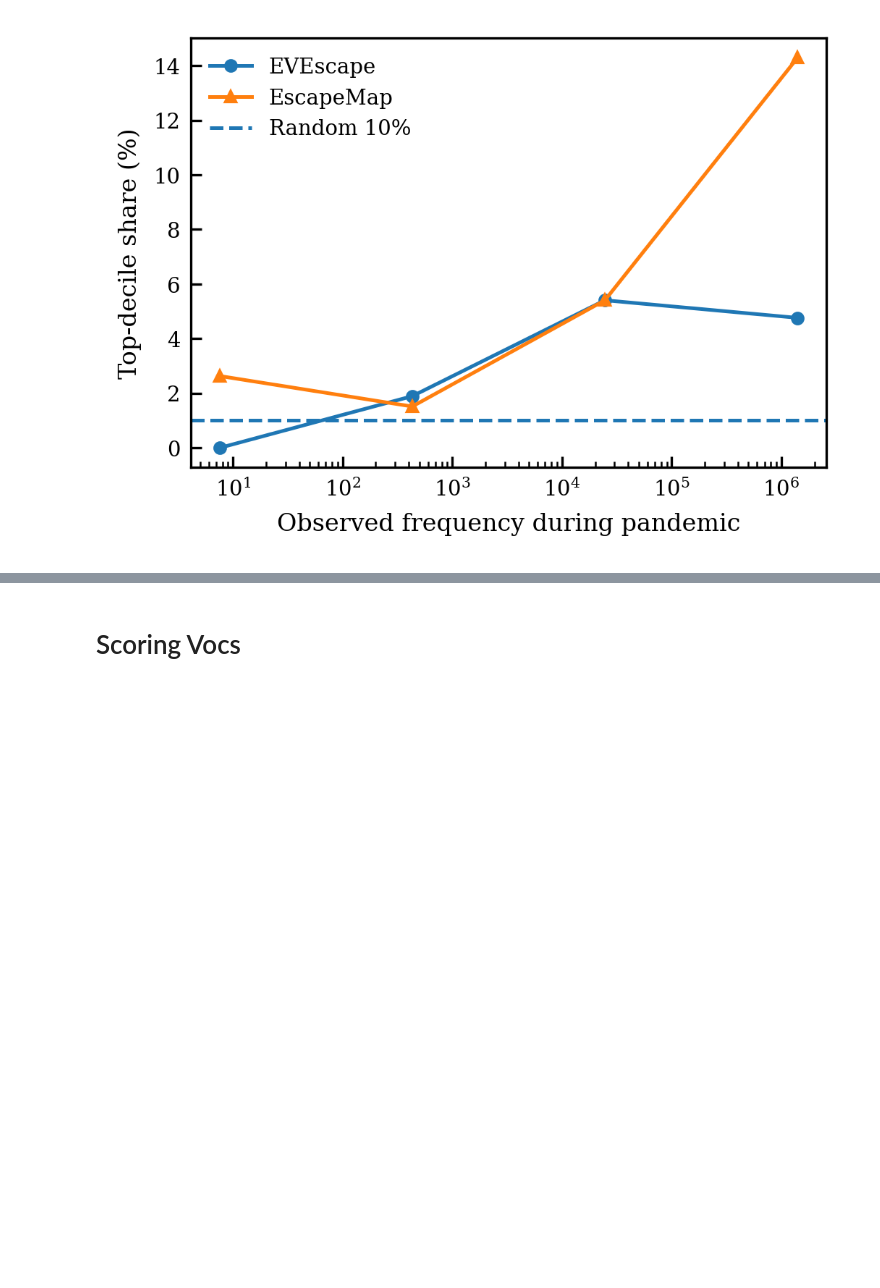
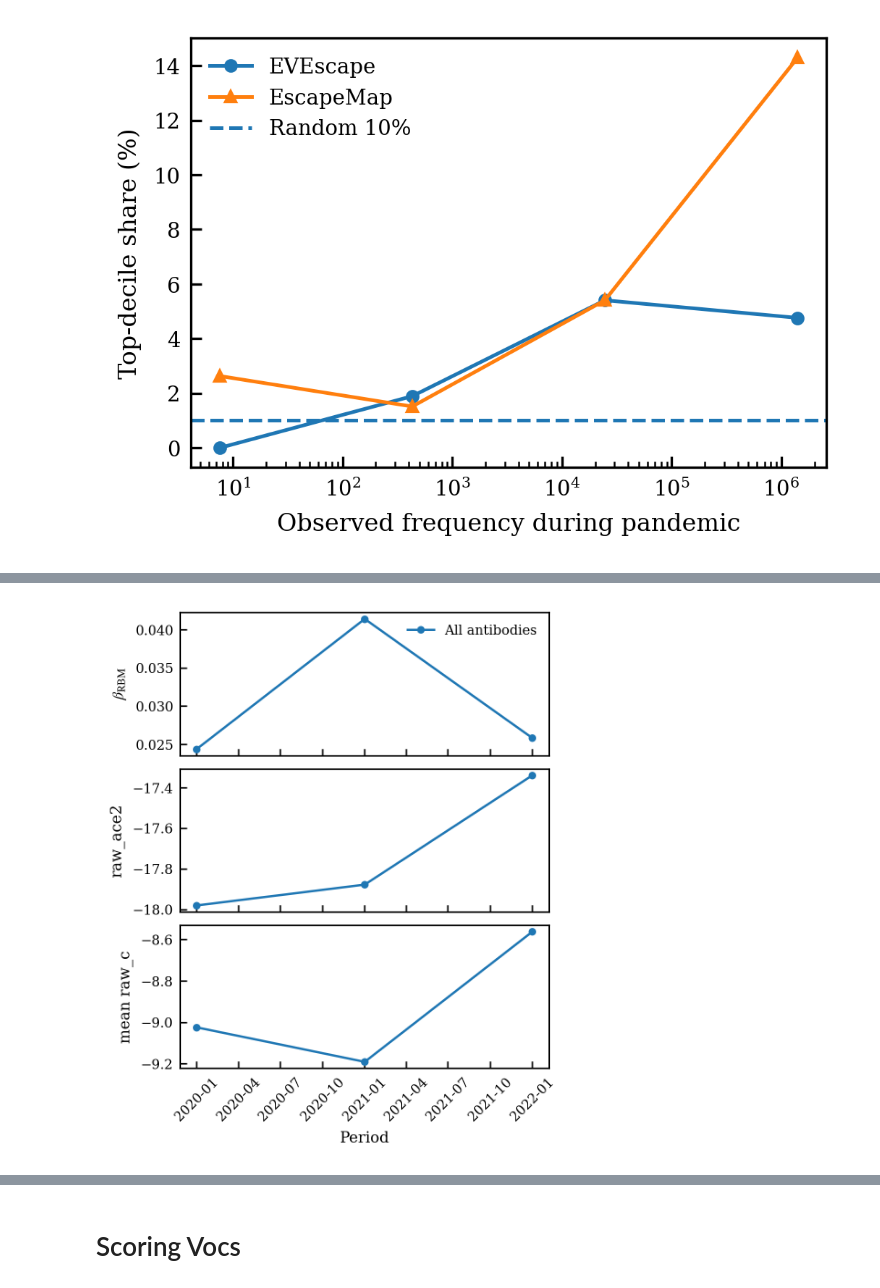
Before and after one commit to m-huot/ESCAPE_MAP_DRAFT, a Jupyter notebook: fitness/plots.ipynb, the cells around one changed output, grey strips where cells are left out. Drawn from its saved outputs; the diff is of its cells as text; code cells hidden in the pictures; blank space fills up the shorter version.

Commit message:
same

```diff
--- a/fitness/plots.ipynb
+++ b/fitness/plots.ipynb
@@ -376,0 +317,85 @@ AUCs -> EVEscape: 0.6318000213083315 EscapeMap: 0.68892099936075
+# %%
+import glob, re
+import numpy as np
+import pandas as pd
+import matplotlib as mpl
+import matplotlib.pyplot as plt
+
+# --- style (same as before) ---
+mpl.rcParams.update({
+    "figure.dpi": 300,
+    "savefig.dpi": 600,
+    "axes.linewidth": 0.8,
+    "lines.linewidth": 1.2,
+    "lines.markersize": 3.0,
+    "font.size": 8,
+    "axes.labelsize": 8,
+    "xtick.labelsize": 7,
+    "ytick.labelsize": 7,
+    "legend.fontsize": 7,
+    "font.family": "serif",
+    "mathtext.fontset": "stix",
+    "pdf.fonttype": 42,
+    "ps.fonttype": 42,
+})
+
+# --- load per-period params and compute metrics ---
+def load_metrics(tag, prefix="sigmoid_diff"):
+    files = sorted(
+        glob.glob(f"results_periods/params_{prefix}_{tag}_y_*.csv"),
+        key=lambda p: re.search(r"_y_(\d{4}-\d{2})\.csv$", p).group(1) if re.search(r"_y_(\d{4}-\d{2})\.csv$", p) else p
+    )
+    rows = []
+    for fp in files:
+        df = pd.read_csv(fp)
+        if "period" not in df.columns:
+            continue
+        rc_cols = [c for c in df.columns if c.startswith("raw_c_")]
+        if not rc_cols:
+            continue
+        df["mean_raw_c"] = df[rc_cols].mean(axis=1)
+        df["beta_rbm"] = np.exp(df["raw_beta"])
+        df["period_dt"] = pd.to_datetime(df["period"], format="%Y-%m", errors="coerce")
+        df["tag"] = tag
+        rows.append(df[["period_dt", "beta_rbm", "raw_ace2", "mean_raw_c", "tag"]])
+    if rows:
+        out = pd.concat(rows, ignore_index=True)
+        out = out.dropna(subset=["period_dt"]).sort_values("period_dt")
+        return out
+    return pd.DataFrame(columns=["period_dt", "beta_rbm", "raw_ace2", "mean_raw_c", "tag"])
+
+# choose which antibody sets to plot
+tags = ["allab"]
+data = {tag: load_metrics(tag) for tag in tags if not load_metrics(tag).empty}
+if not data:
+    raise RuntimeError("No params files found in results_periods/ for given tags.")
+
+# --- plotting ---
+fig, axes = plt.subplots(3, 1, figsize=(3.375, 4.0), sharex=True)
+
+markers = {"allab": "o", "4ab": "^"}
+labels = {"allab": "All antibodies", "4ab": "4 Ab"}
+
+for tag, dfp in data.items():
+    axes[0].plot(dfp["period_dt"], dfp["beta_rbm"], marker=markers.get(tag, "o"), label=labels.get(tag, tag))
+    axes[1].plot(dfp["period_dt"], dfp["raw_ace2"], marker=markers.get(tag, "o"), label=labels.get(tag, tag))
+    axes[2].plot(dfp["period_dt"], dfp["mean_raw_c"], marker=markers.get(tag, "o"), label=labels.get(tag, tag))
+
+axes[0].set_ylabel(r"$\beta_{\mathrm{RBM}}$")
+axes[1].set_ylabel("raw_ace2")
+axes[2].set_ylabel("mean raw_c")
+axes[2].set_xlabel("Period")
+
+for ax in axes:
+    ax.tick_params(direction="in", which="both", top=False, right=False)
+
+for lab in axes[2].get_xticklabels():
+    lab.set_rotation(45)
+
+# legend on top subplot
+axes[0].legend(frameon=False, loc="best")
+
+fig.tight_layout(pad=0.5)
+plt.show()
+# %% [output]
+[figure, added]
```
Also changed, not shown: parts of 6 cells of this notebook, 2 other files.
